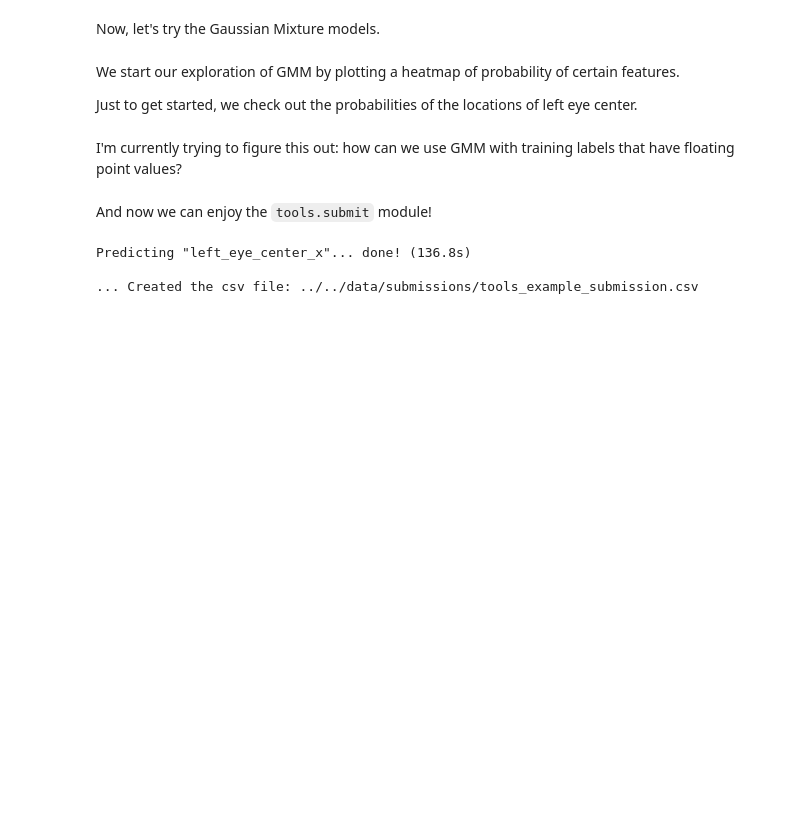
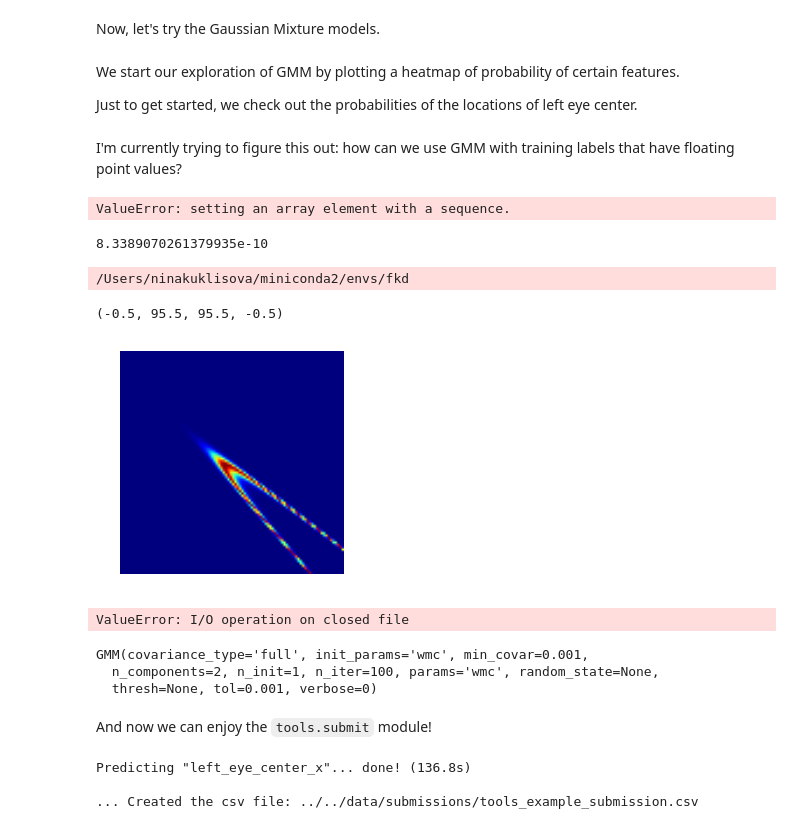
Before and after one commit to woneiros/facial-keypoint-detection, a Jupyter notebook: scripts/explorations/nina_explorations.ipynb, the cells around one changed output. Saved outputs shown, nothing was run; the diff lists cells and outputs as text; code cells hidden in the pictures; blank space fills up the shorter version.

```diff
--- a/scripts/explorations/nina_explorations.ipynb
+++ b/scripts/explorations/nina_explorations.ipynb
@@ -142,3 +127,81 @@ pred_label = gmm_fit.score(pca_test)
+# %%
+
+
+# unique feature that we're testing: left eye center, x coordinate
+#left_eye_x = pca_train[train_labels[0]]
+#left_eye_y = pca_train[train_labels[1]]
+
+clf = GMM(n_components = 2, covariance_type = 'full')
+
+def new_index(x,y):
+    return (y * 96 +x)
+
+def old_index(n):
+    x = n% 96
+    y = int(n/ 96)
+    return (x,y)
+
+#x,y coordinates of the key points
+train_labels_left_eye = [(train_labels[0][i], train_labels[1][i]) for i in range(len(train_labels[0]))]
+
+# fit if these in the images
+gmm_fit = clf.fit(train_labels_left_eye)
+
+prob_matrix = np.zeros((96,96),dtype=np.float)
+for i in range(96):
+    for j in range(96):
+        prob_matrix[i,j] = gmm_fit.predict_proba( [0,0] )[0]
+
+plt.imshow(prob_matrix)
+plt.axis('off')
+# %% [output]
+ValueError: setting an array element with a sequence.
+# %%
+reduce(lambda x,y: x*y, gmm_fit.predict_proba([0,0])[0] )
+# %% [output]
+8.3389070261379935e-10
+# %%
+# fit if these in the images
+gmm_fit = clf.fit(train_labels_left_eye)
+
+
+
+prob_matrix = np.zeros((96,96),dtype=np.float)
+for i in range(96):
+    for j in range(96):
+        prob_matrix[i,j] = reduce(lambda x,y: x*y, gmm_fit.predict_proba([i,j])[0] )
+
+plt.imshow(prob_matrix)
+plt.axis('off')
+# %% [output]
+/Users/ninakuklisova/miniconda2/envs/fkd
+(-0.5, 95.5, 95.5, -0.5)
+[figure, added]
+# %%
+# same for the nose
+clf_n = GMM(n_components = 2, covariance_type = 'full')
+
+train_labels_nose_tip = [(train_labels[20][i], train_labels[21][i]) for i in range(len(train_labels[0]))]
+
+# fit if these in the images
+clf_n.fit(train_labels_nose_tip)
+
+
+prob_matrix = np.zeros((96,96),dtype=np.float)
+for i in range(96):
+    for j in range(96):
+        prob_matrix[i,j] = reduce(lambda x,y: x+y, clf_n.predict_proba([i,j])[0] )
+
+plt.imshow(prob_matrix)
+plt.axis('off')
+# %% [output]
+ValueError: I/O operation on closed file
+# %%
+gmm_fit
+# %% [output]
+GMM(covariance_type='full', init_params='wmc', min_covar=0.001,
+  n_components=2, n_init=1, n_iter=100, params='wmc', random_state=None,
+  thresh=None, tol=0.001, verbose=0)
 # %% [markdown]
 And now we can enjoy the `tools.submit` module!
 # %%
```
Also changed, not shown: parts of 1 cell of this notebook, 4 other files.
